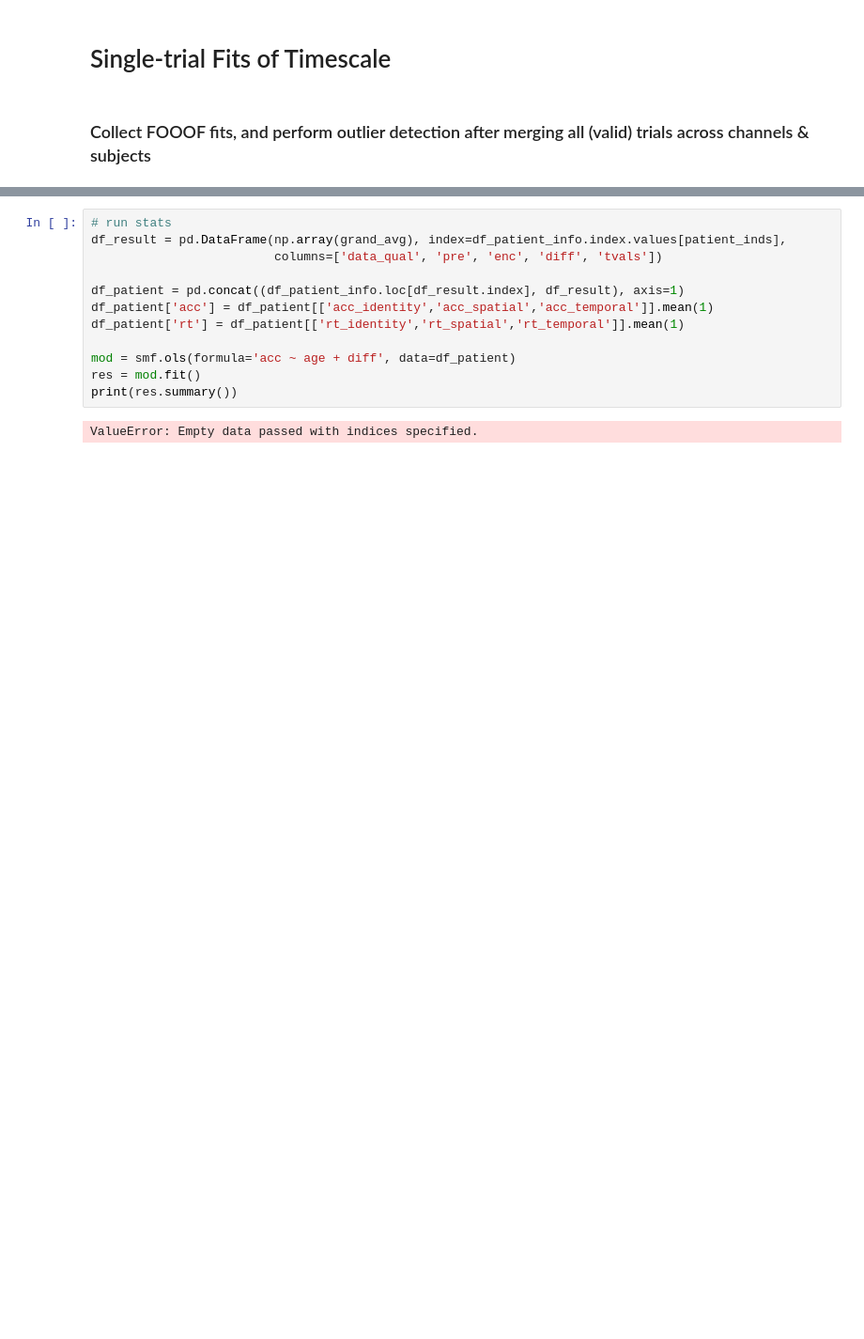
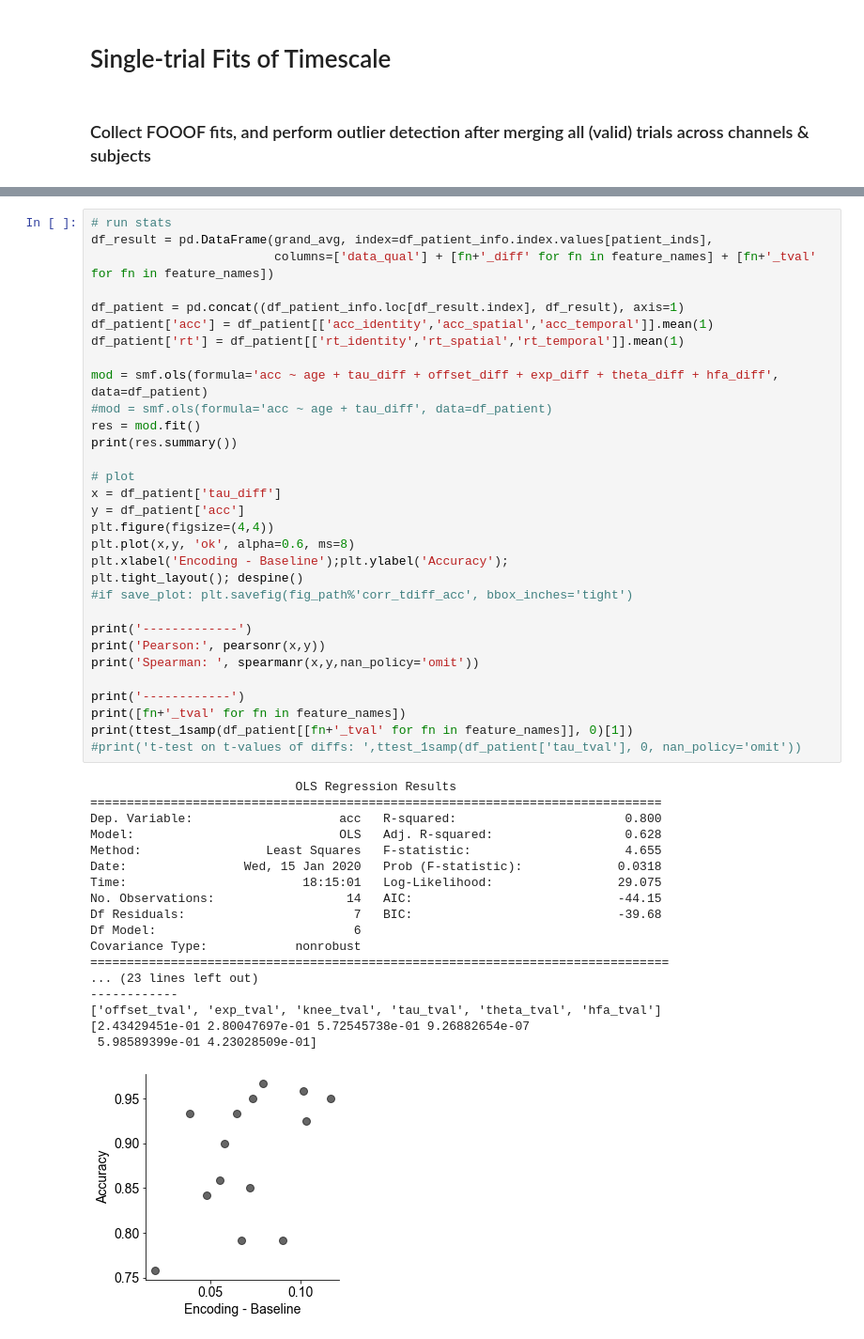
Before and after one commit to rdgao/field-echos, a Jupyter notebook: notebooks/4_viz_human_wm.ipynb, the cells around one changed output, grey strips where cells are left out. Shown at 94% size. Drawn from its saved outputs; the diff is of its cells as text; blank space fills up the shorter version.

Commit message:
done sorting out the regression model for wm analysis

```diff
--- a/notebooks/4_viz_human_wm.ipynb
+++ b/notebooks/4_viz_human_wm.ipynb
@@ -142,14 +142,50 @@ ValueError: operands could not be broadcast together with shapes (1427,10) (1420
 # %%
 # run stats
-df_result = pd.DataFrame(np.array(grand_avg), index=df_patient_info.index.values[patient_inds],
-                         columns=['data_qual', 'pre', 'enc', 'diff', 'tvals'])
+df_result = pd.DataFrame(grand_avg, index=df_patient_info.index.values[patient_inds],
+                         columns=['data_qual'] + [fn+'_diff' for fn in feature_names] + [fn+'_tval' for fn in feature_names])
 
 df_patient = pd.concat((df_patient_info.loc[df_result.index], df_result), axis=1)
 df_patient['acc'] = df_patient[['acc_identity','acc_spatial','acc_temporal']].mean(1)
 df_patient['rt'] = df_patient[['rt_identity','rt_spatial','rt_temporal']].mean(1)
 
-mod = smf.ols(formula='acc ~ age + diff', data=df_patient)
+mod = smf.ols(formula='acc ~ age + tau_diff + offset_diff + exp_diff + theta_diff + hfa_diff', data=df_patient)
+#mod = smf.ols(formula='acc ~ age + tau_diff', data=df_patient)
 res = mod.fit()
 print(res.summary())
+
+# plot
+x = df_patient['tau_diff']
+y = df_patient['acc']
+plt.figure(figsize=(4,4))
+plt.plot(x,y, 'ok', alpha=0.6, ms=8)
+plt.xlabel('Encoding - Baseline');plt.ylabel('Accuracy');
+plt.tight_layout(); despine()
+#if save_plot: plt.savefig(fig_path%'corr_tdiff_acc', bbox_inches='tight')
+
+print('-------------')
+print('Pearson:', pearsonr(x,y))
+print('Spearman: ', spearmanr(x,y,nan_policy='omit'))
+
+print('------------')
+print([fn+'_tval' for fn in feature_names])
+print(ttest_1samp(df_patient[[fn+'_tval' for fn in feature_names]], 0)[1])
+#print('t-test on t-values of diffs: ',ttest_1samp(df_patient['tau_tval'], 0, nan_policy='omit'))
 # %% [output]
-ValueError: Empty data passed with indices specified.
+                            OLS Regression Results
+==============================================================================
+Dep. Variable:                    acc   R-squared:                       0.800
+Model:                            OLS   Adj. R-squared:                  0.628
+Method:                 Least Squares   F-statistic:                     4.655
+Date:                Wed, 15 Jan 2020   Prob (F-statistic):             0.0318
+Time:                        18:15:01   Log-Likelihood:                 29.075
+No. Observations:                  14   AIC:                            -44.15
+Df Residuals:                       7   BIC:                            -39.68
+Df Model:                           6
+Covariance Type:            nonrobust
+===============================================================================
+... (23 lines left out)
+------------
+['offset_tval', 'exp_tval', 'knee_tval', 'tau_tval', 'theta_tval', 'hfa_tval']
+[2.43429451e-01 2.80047697e-01 5.72545738e-01 9.26882654e-07
+ 5.98589399e-01 4.23028509e-01]
+[figure, added]
```
Also changed, not shown: parts of 7 cells of this notebook, 3 other files.
